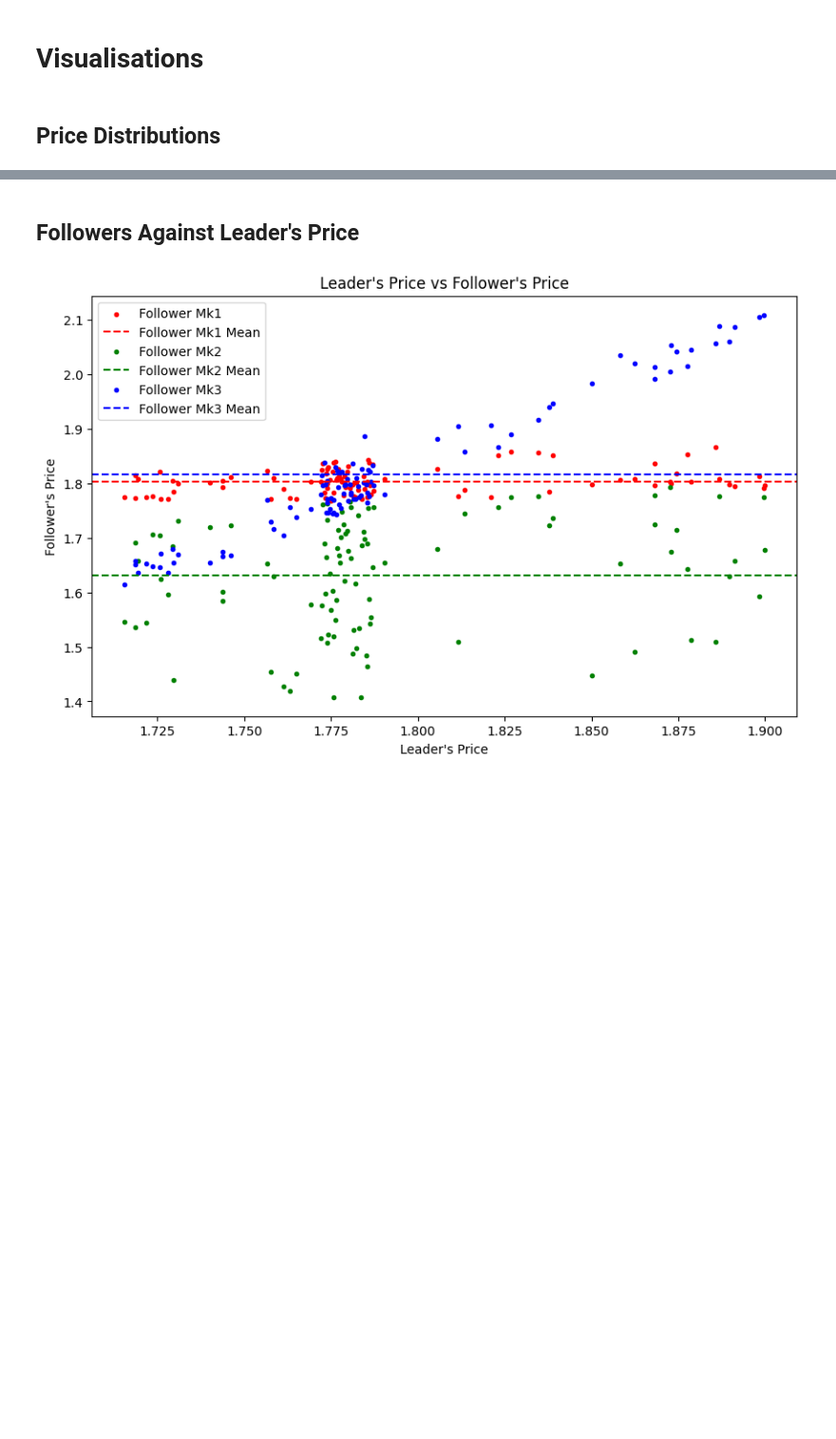
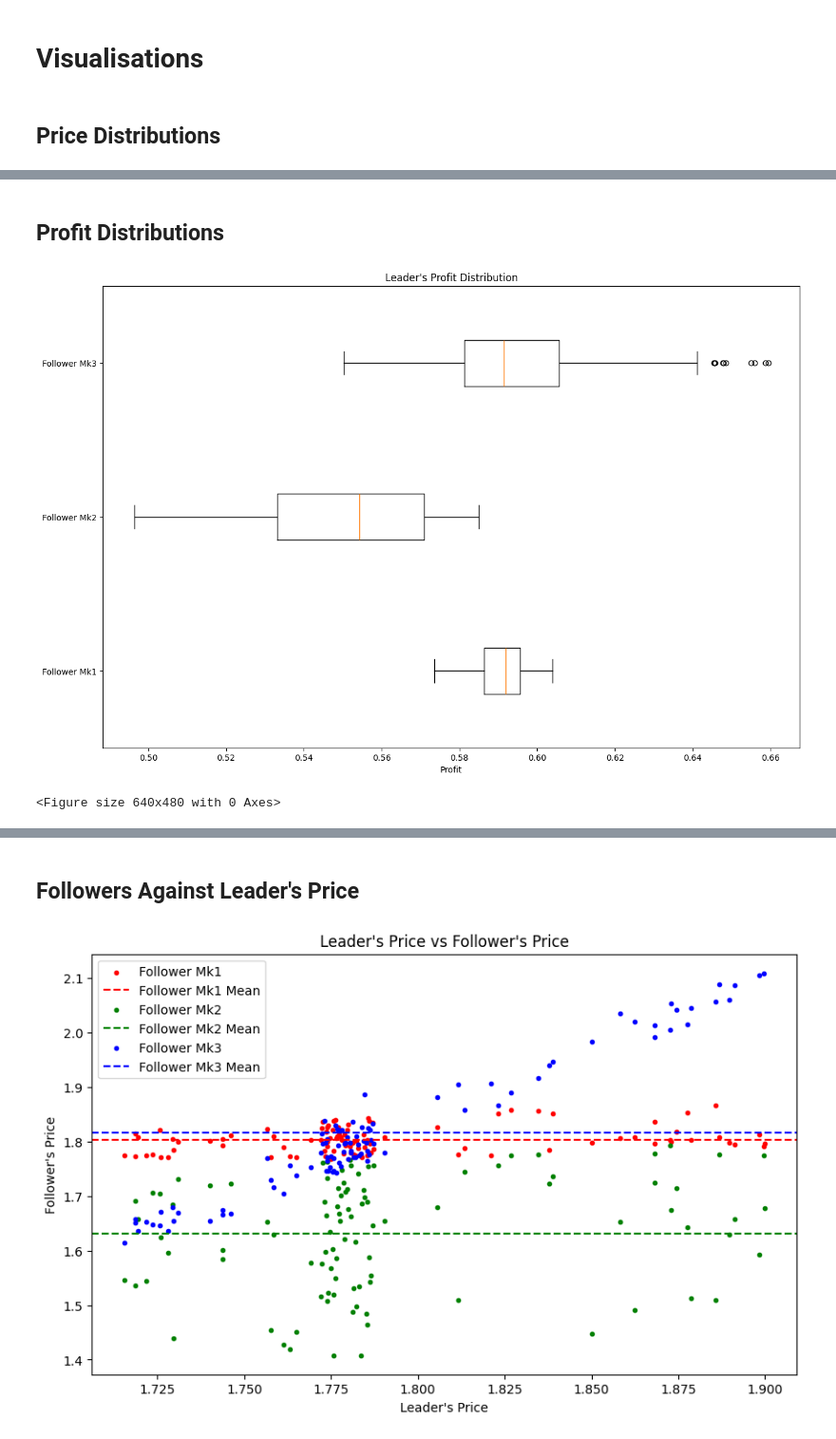
Before and after one commit to TroubledBagels/CGT_CWK, a Jupyter notebook: data_exploration.ipynb, the cells around one changed output, grey strips where cells are left out. Shown at 95% size. Cells and saved outputs as stored; diff of their text form; code cells hidden in the pictures; blank space fills up the shorter version.

```diff
--- a/data_exploration.ipynb
+++ b/data_exploration.ipynb
@@ -22,11 +22,17 @@ f1m.head()
 # %% [markdown]
 # Define Given Functions
 # %%
-def demand(u_L, u_F):
+def demand_L(u_L, u_F):
     return 2 - u_L + (0.3 * u_F)
 
-def daily_profit(u_L, u_F, cost):
-    return (u_L - cost) * demand(u_L, u_F)
+def daily_profit_L(u_L, u_F, c_L):
+    return (u_L - c_L) * demand_L(u_L, u_F)
+
+def demand_F(u_L, u_F):
+    return 2 - u_F + (0.3 * u_L)
+
+def daily_profit_F(u_L, u_F, c_F):
+    return (u_F - c_F) * demand_L(u_L, u_F)
 # %% [markdown]
 # Clean Data
 Just removing any outliers defined by the 99th quantile.
@@ -61 +67,30 @@ plt.savefig('follower_price_distributions.png')
 <Figure size 640x480 with 0 Axes>
+# %% [markdown]
+## Profit Distributions
+# %%
+import matplotlib.pyplot as plt
+
+column = "Follower's Price"
+follower_data = [f1m[column], f2m[column], f3m[column]]
+columns = "Leader's Price"
+leader_data = [f1m[columns], f2m[columns], f3m[columns]]
+
+agent_profits = []
+for i in range(3):
+    leader_prices = leader_data[i]
+    follower_prices = follower_data[i]
+    profits = [daily_profit_L(leader_price, follower_price, 1) for leader_price, follower_price in zip(leader_prices, follower_prices)]
+    agent_profits.append(profits)
+
+fig = plt.figure(figsize =(15, 10))
+plt.boxplot(agent_profits, vert=0)
+
+plt.title('Leader\'s Profit Distribution')
+plt.yticks([1, 2, 3], ['Follower Mk1', 'Follower Mk2', 'Follower Mk3'])
+plt.xlabel('Profit')
+
+plt.show()
+plt.savefig('leader_profit_distribution_boxplot.png')
+# %% [output]
+[figure, added]
+<Figure size 640x480 with 0 Axes>
```
Also changed, not shown: parts of 6 cells of this notebook, 5 other files.
